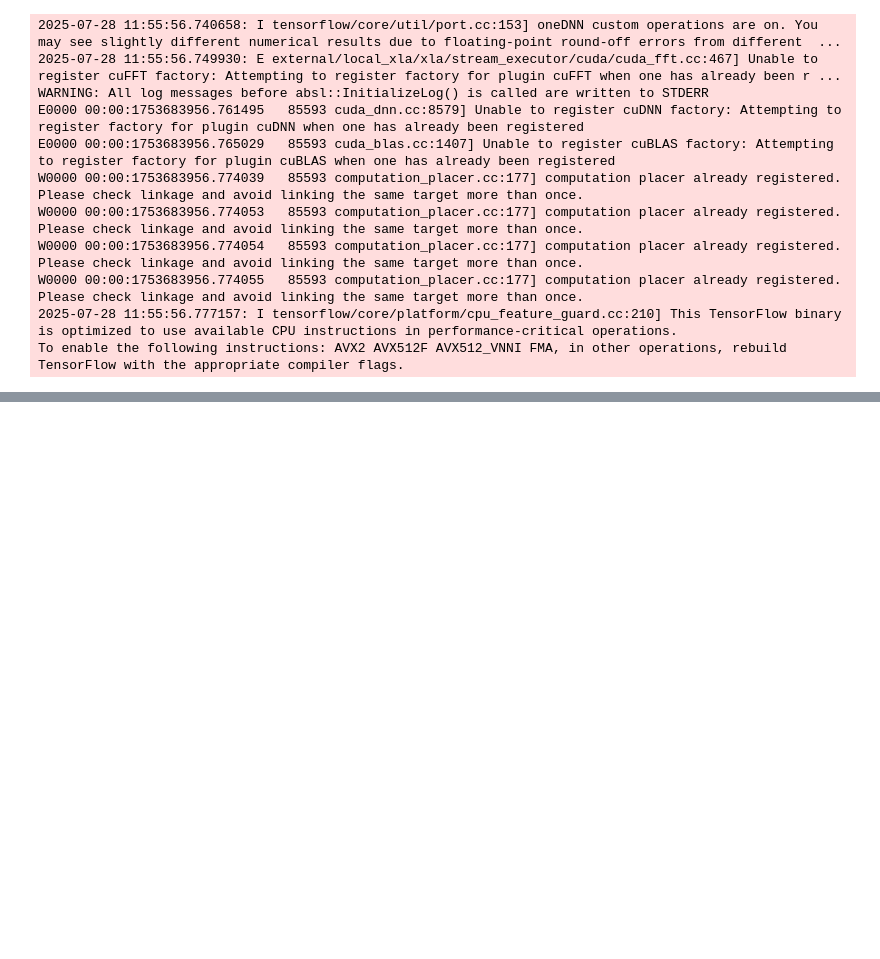
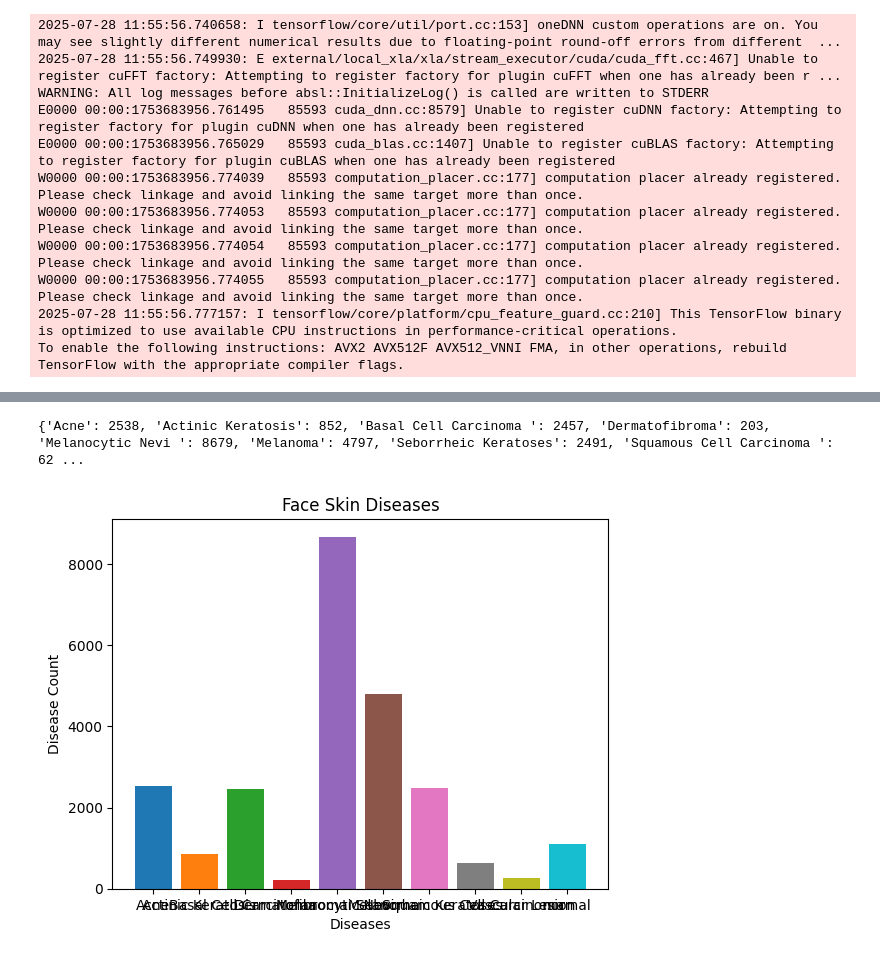
Before and after one commit to jayshivankar/Face-Analysis, a Jupyter notebook: Models/skin_disease_detection.ipynb, the cells around one changed output, grey strips where cells are left out. Saved outputs shown, nothing was run; the diff lists cells and outputs as text; code cells hidden in the pictures; blank space fills up the shorter version.

Commit message:
Face skin detection model

```diff
--- a/Models/skin_disease_detection.ipynb
+++ b/Models/skin_disease_detection.ipynb
@@ -59,0 +62,16 @@ plt.show()
+# %%
+from collections import Counter
+class_counts = {cls: len(os.listdir(os.path.join(base_dir, cls))) for cls in class_labels}
+print(class_counts)
+# %% [output]
+{'Acne': 2538, 'Actinic Keratosis': 852, 'Basal Cell Carcinoma ': 2457, 'Dermatofibroma': 203, 'Melanocytic Nevi ': 8679, 'Melanoma': 4797, 'Seborrheic Keratoses': 2491, 'Squamous Cell Carcinoma ': 62 ...
+# %%
+for disease,disease_count in class_counts.items():
+    plt.bar(disease,disease_count)
+
+plt.title('Face Skin Diseases')
+plt.xlabel('Diseases')
+plt.ylabel('Disease Count')
+plt.show()
+# %% [output]
+[figure, added]
```
Also changed, not shown: parts of 1 cell of this notebook.
